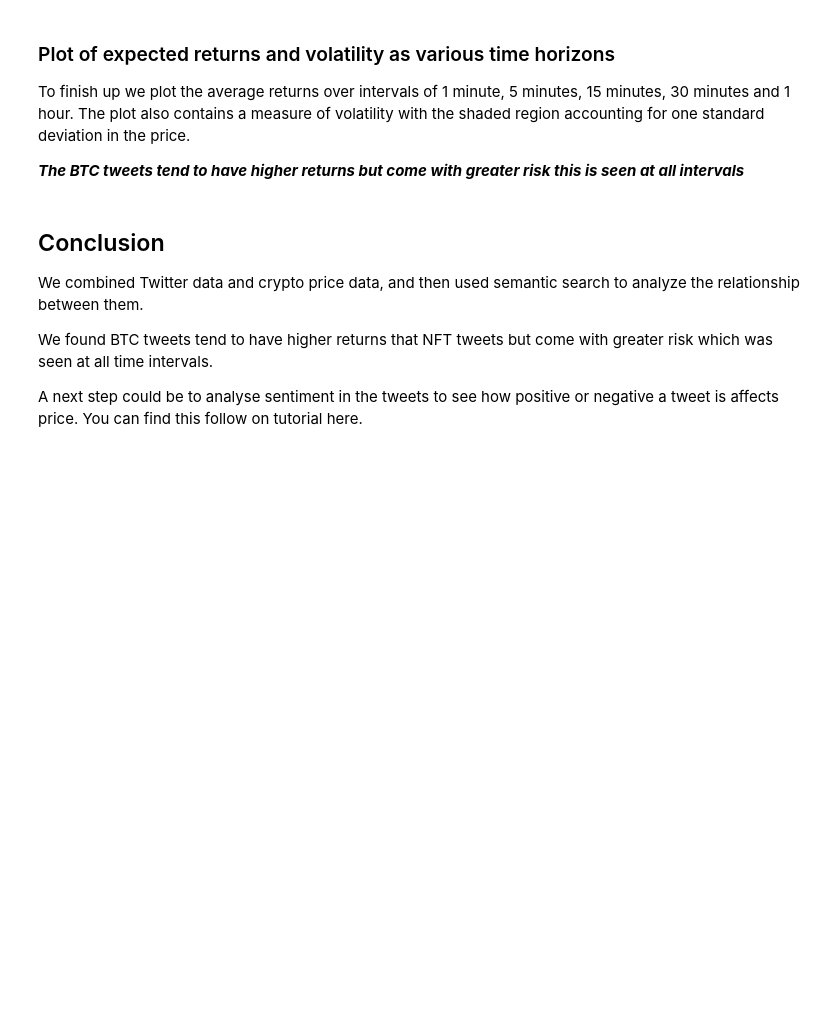
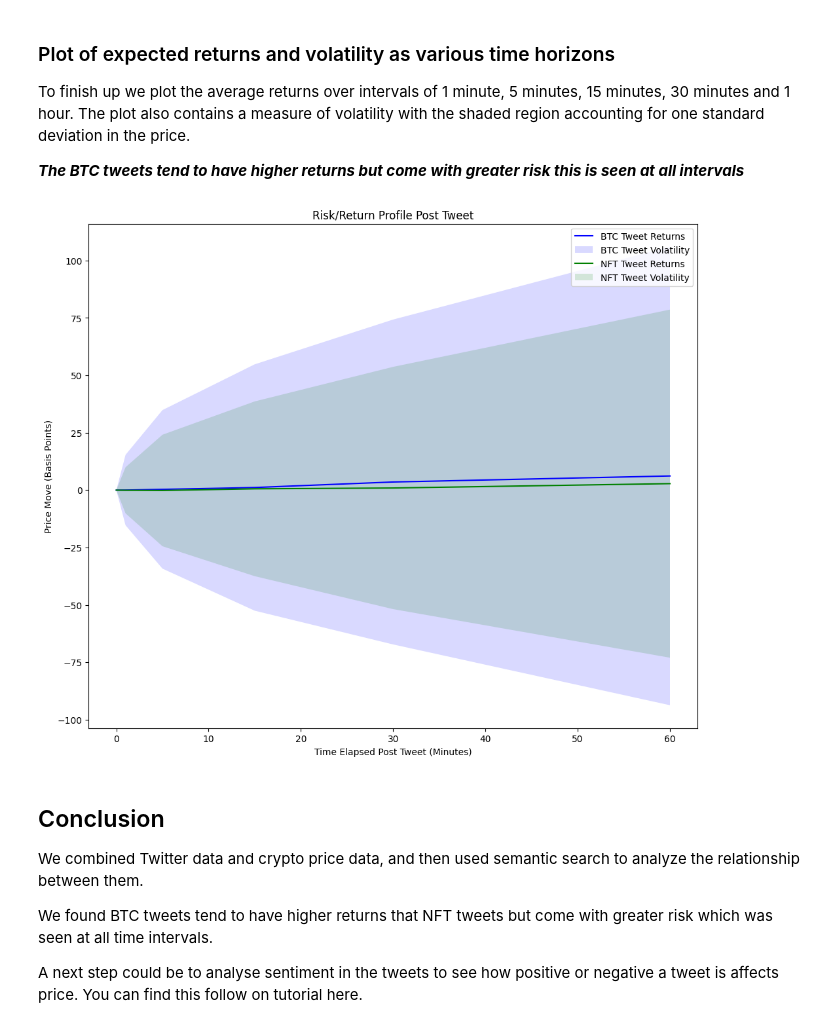
Before and after one commit to MichaelaWoods/kdbai-notebooks, a Jupyter notebook: notebooks/use-cases/Crypto_Semantic_Search.ipynb, the cells around one changed output. Cells and saved outputs as stored; diff of their text form; code cells hidden in the pictures; blank space fills up the shorter version.

```diff
--- a/notebooks/use-cases/Crypto_Semantic_Search.ipynb
+++ b/notebooks/use-cases/Crypto_Semantic_Search.ipynb
@@ -139,12 +140,12 @@ search2 = "NFT"
 k = 50000
 
 x = index.search(model.encode(search1).reshape(1,384),
-                      kx.q("`t1`t5`t15`t30`t60`text"),
+                      kx.toq(["t1","t5","t15","t30","t60","text"]),
                       0,
                       {'neighbors':k,'clusters':1})
 
 y = index.search(model.encode(search2).reshape(1,384),
-                      kx.q("`t1`t5`t15`t30`t60`text"),
+                      kx.toq(["t1","t5","t15","t30","t60","text"]),
                       0,
                       {'neighbors':k,'clusters':1})
 # %% [markdown]
@@ -200,24 +205,26 @@ To finish up we plot the average returns over intervals of 1 minute, 5 minutes,
 # %%
 fig,ax = plt.subplots(1,1,figsize=(12,10),)
 
 xxx = kx.q.flip(x.loc[:, ['t1','t5','t15','t30','t60']]).values()
 yyy = kx.q.flip(y.loc[:, ['t1','t5','t15','t30','t60']]).values()
 
 m = pd.DataFrame({'btc':[0.0] + kx.q.avg(kx.q.flip(xxx)).py(),
                   'nft':[0.0] + kx.q.avg(kx.q.flip(yyy)).py(),
-                  'btcs':[0.0] + kx.q('{dev each x}',(xxx)).py(),
-                  'nfts':[0.0] + kx.q('{dev each x}',(yyy)).py()},
+                  'btcs':[0.0] + kx.q.each(kx.q.dev, xxx).py(),
+                  'nfts':[0.0] + kx.q.each(kx.q.dev, yyy).py()},
                   index=[0.0,1.0, 5.0, 15.0, 30.0, 60.0])
 
 ax.plot(m.index, 10000*(m['btc']),color='b',label="BTC Tweet Returns")
 ax.fill_between(m.index, 10000*(m['btc']-m['btcs']), 10000*(m['btc']+m['btcs']),facecolor='blue',alpha=0.15,label="BTC Tweet Volatility")
 ax.plot(m.index, 10000*(m['nft']),color='g',label="NFT Tweet Returns")
 ax.fill_between(m.index, 10000*(m['nft']-m['nfts']), 10000*(m['nft']+m['nfts']),facecolor='green',alpha=0.15,label="NFT Tweet Volatility")
 ax.legend()
 ax.set_ylabel('Price Move (Basis Points)')
 ax.set_xlabel('Time Elapsed Post Tweet (Minutes)')
 ax.set_title('Risk/Return Profile Post Tweet')
 plt.show()
+# %% [output]
+[figure, added]
 # %% [markdown]
 ## Conclusion
 
```
Also changed, not shown: parts of 5 cells of this notebook.
